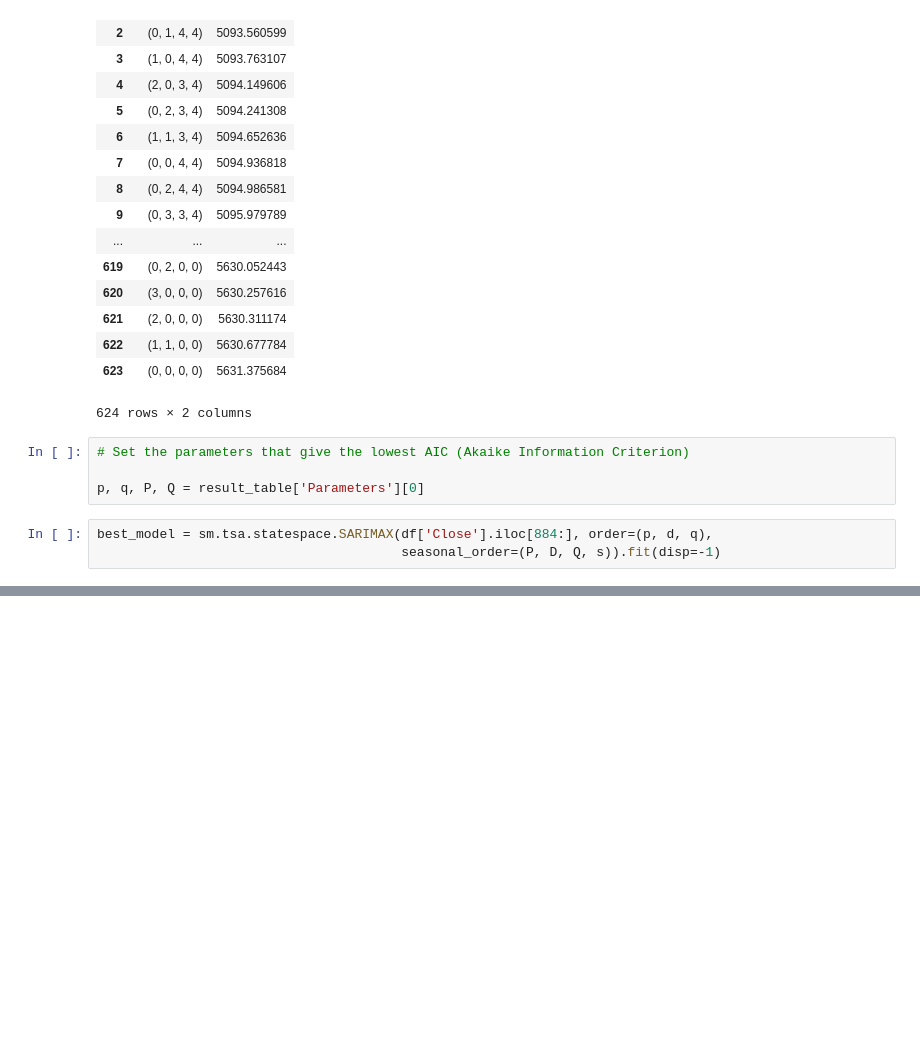
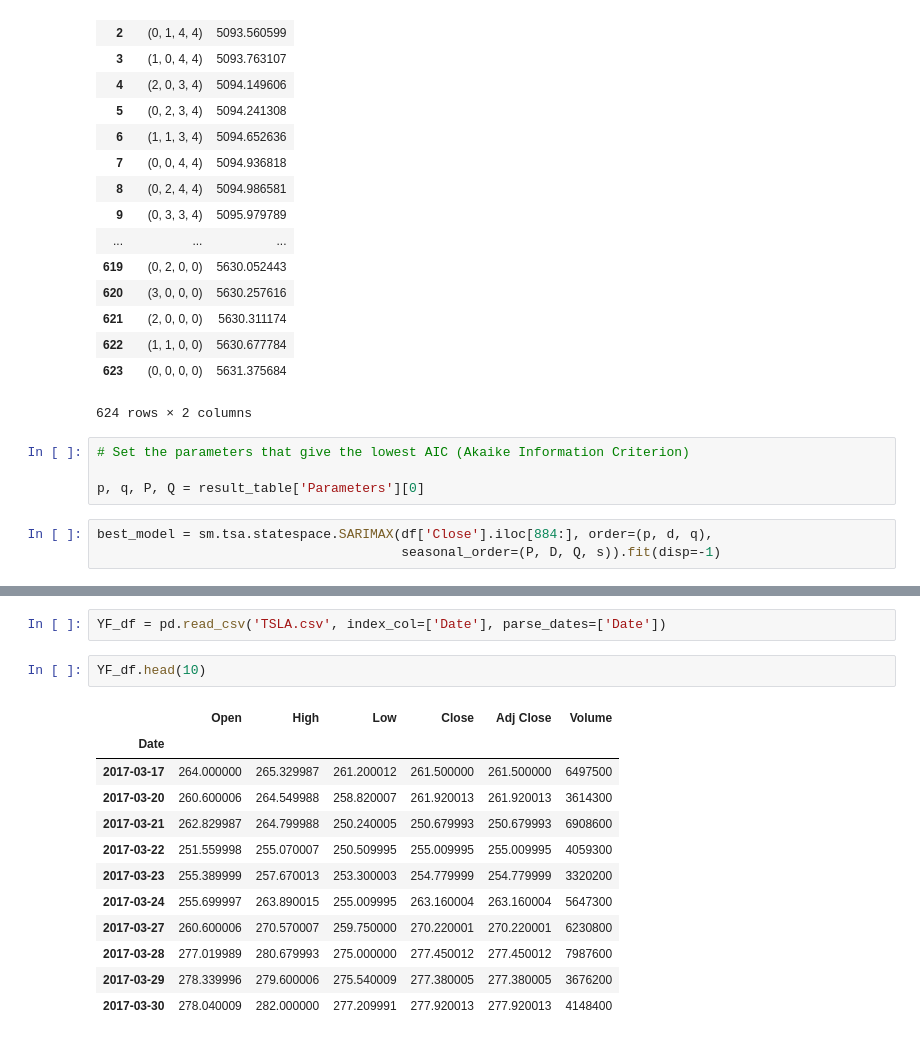
Before and after one commit to JonBebi/Teslock, a Jupyter notebook: Teslock.ipynb, the cells around one changed output, grey strips where cells are left out. Cells and saved outputs as stored; diff of their text form; blank space fills up the shorter version.

```diff
--- a/Teslock.ipynb
+++ b/Teslock.ipynb
@@ -392,3 +392,20 @@ Statespace Model Results
 | Prob(H) (two-sided): | 0.00 | Kurtosis: | 5.67 |
 Warnings:
 [1] Covariance matrix calculated using the outer product of gradients (complex-step).
+# %%
+YF_df = pd.read_csv('TSLA.csv', index_col=['Date'], parse_dates=['Date'])
+# %%
+YF_df.head(10)
+# %% [output]
+|  | Open | High | Low | Close | Adj Close | Volume |
+| Date |  |  |  |  |  |  |
+| 2017-03-17 | 264.000000 | 265.329987 | 261.200012 | 261.500000 | 261.500000 | 6497500 |
+| 2017-03-20 | 260.600006 | 264.549988 | 258.820007 | 261.920013 | 261.920013 | 3614300 |
+| 2017-03-21 | 262.829987 | 264.799988 | 250.240005 | 250.679993 | 250.679993 | 6908600 |
+| 2017-03-22 | 251.559998 | 255.070007 | 250.509995 | 255.009995 | 255.009995 | 4059300 |
+| 2017-03-23 | 255.389999 | 257.670013 | 253.300003 | 254.779999 | 254.779999 | 3320200 |
+| 2017-03-24 | 255.699997 | 263.890015 | 255.009995 | 263.160004 | 263.160004 | 5647300 |
+| 2017-03-27 | 260.600006 | 270.570007 | 259.750000 | 270.220001 | 270.220001 | 6230800 |
+| 2017-03-28 | 277.019989 | 280.679993 | 275.000000 | 277.450012 | 277.450012 | 7987600 |
+| 2017-03-29 | 278.339996 | 279.600006 | 275.540009 | 277.380005 | 277.380005 | 3676200 |
+| 2017-03-30 | 278.040009 | 282.000000 | 277.209991 | 277.920013 | 277.920013 | 4148400 |
```
Also changed, not shown: parts of 1 cell of this notebook, 1 other file.
